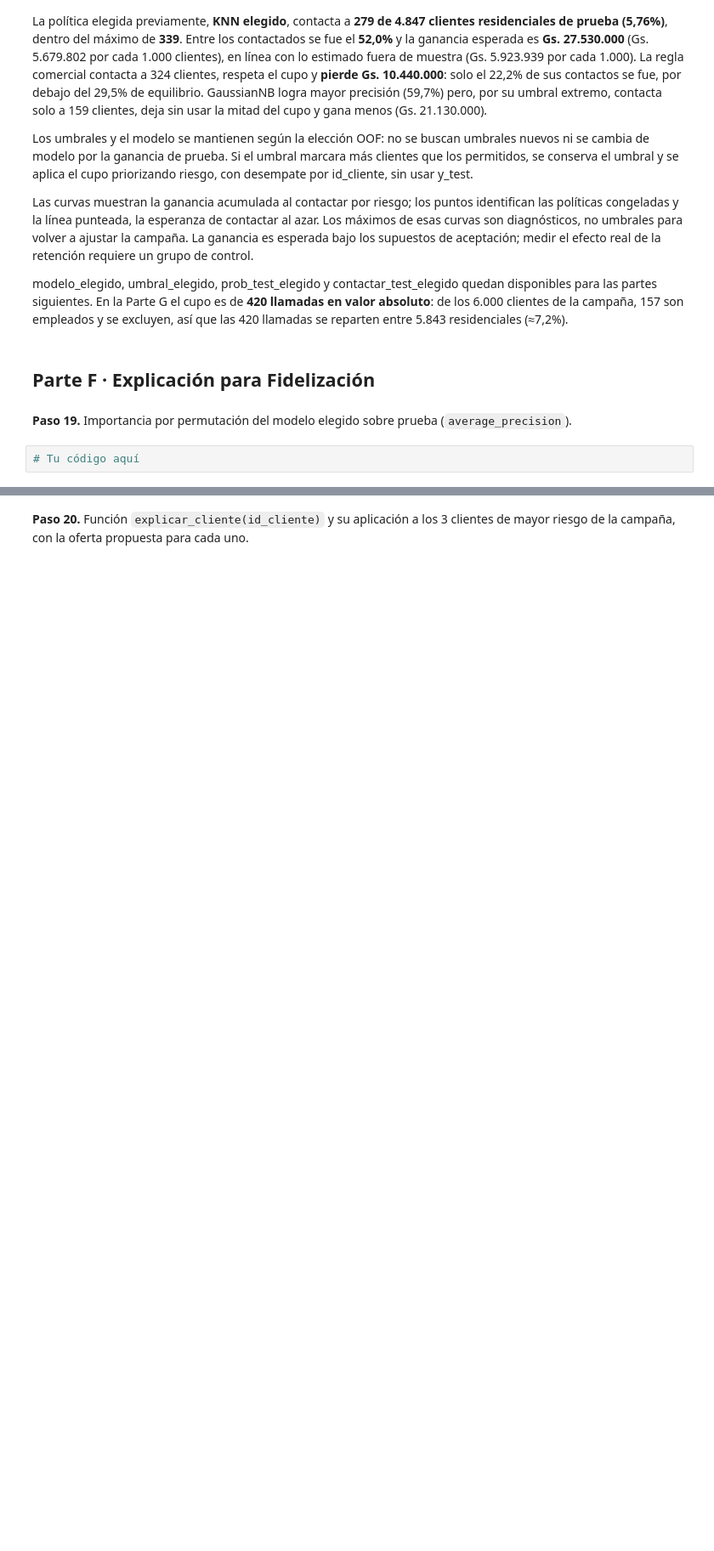
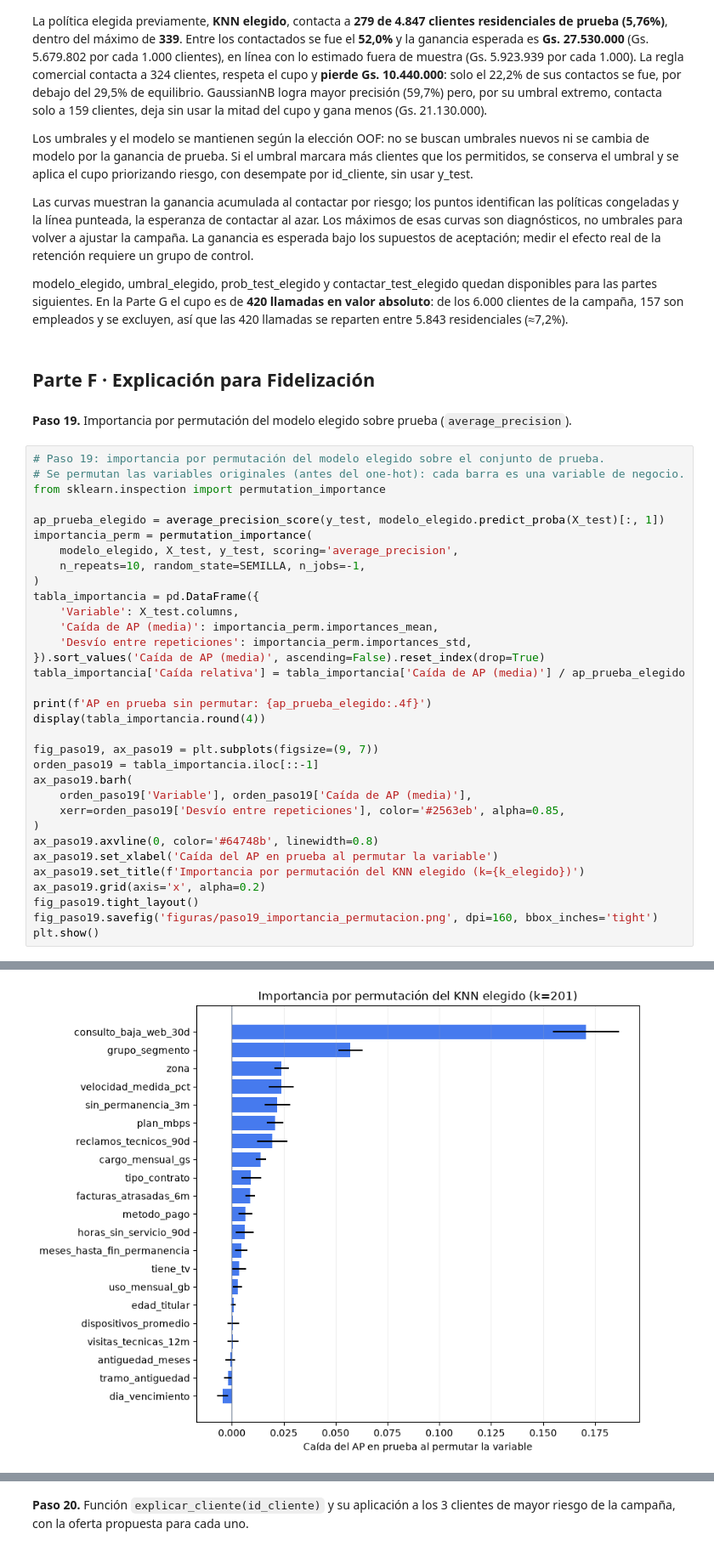
Before and after one commit to fedemaximovicz/actividad-datamining-supervisedlearning, a Jupyter notebook: caso2_nodo/caso2_nodo.ipynb, the cells around one changed output, grey strips where cells are left out. Shown at 85% size. Saved outputs shown, nothing was run; the diff lists cells and outputs as text; blank space fills up the shorter version.

```diff
--- a/caso2_nodo/caso2_nodo.ipynb
+++ b/caso2_nodo/caso2_nodo.ipynb
@@ -1351,4 +1351,36 @@ modelo_elegido, umbral_elegido, prob_test_elegido y contactar_test_elegido queda
 # %% [markdown]
 **Paso 19.** Importancia por permutación del modelo elegido sobre prueba (`average_precision`).
 # %%
-# Tu código aquí
+# Paso 19: importancia por permutación del modelo elegido sobre el conjunto de prueba.
+# Se permutan las variables originales (antes del one-hot): cada barra es una variable de negocio.
+from sklearn.inspection import permutation_importance
+
+ap_prueba_elegido = average_precision_score(y_test, modelo_elegido.predict_proba(X_test)[:, 1])
+importancia_perm = permutation_importance(
+    modelo_elegido, X_test, y_test, scoring='average_precision',
+    n_repeats=10, random_state=SEMILLA, n_jobs=-1,
+)
+tabla_importancia = pd.DataFrame({
+    'Variable': X_test.columns,
+    'Caída de AP (media)': importancia_perm.importances_mean,
+    'Desvío entre repeticiones': importancia_perm.importances_std,
+}).sort_values('Caída de AP (media)', ascending=False).reset_index(drop=True)
+tabla_importancia['Caída relativa'] = tabla_importancia['Caída de AP (media)'] / ap_prueba_elegido
+
+print(f'AP en prueba sin permutar: {ap_prueba_elegido:.4f}')
+display(tabla_importancia.round(4))
+
+fig_paso19, ax_paso19 = plt.subplots(figsize=(9, 7))
+orden_paso19 = tabla_importancia.iloc[::-1]
+ax_paso19.barh(
+    orden_paso19['Variable'], orden_paso19['Caída de AP (media)'],
+    xerr=orden_paso19['Desvío entre repeticiones'], color='#2563eb', alpha=0.85,
+)
+ax_paso19.axvline(0, color='#64748b', linewidth=0.8)
+ax_paso19.set_xlabel('Caída del AP en prueba al permutar la variable')
+ax_paso19.set_title(f'Importancia por permutación del KNN elegido (k={k_elegido})')
+ax_paso19.grid(axis='x', alpha=0.2)
+fig_paso19.tight_layout()
+fig_paso19.savefig('figuras/paso19_importancia_permutacion.png', dpi=160, bbox_inches='tight')
+plt.show()
+# %% [output]
@@ -1354,0 +1405 @@ modelo_elegido, umbral_elegido, prob_test_elegido y contactar_test_elegido queda
+[figure, added]
```
Also changed, not shown: parts of 6 cells of this notebook, 6 other files.
